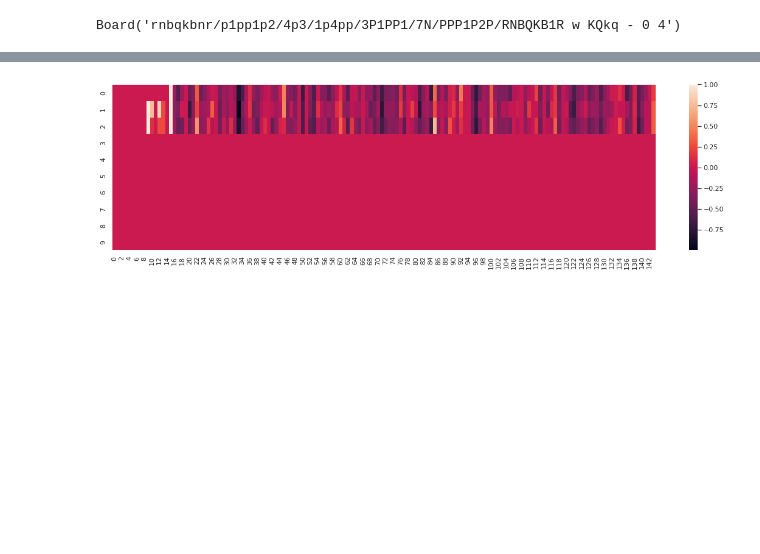
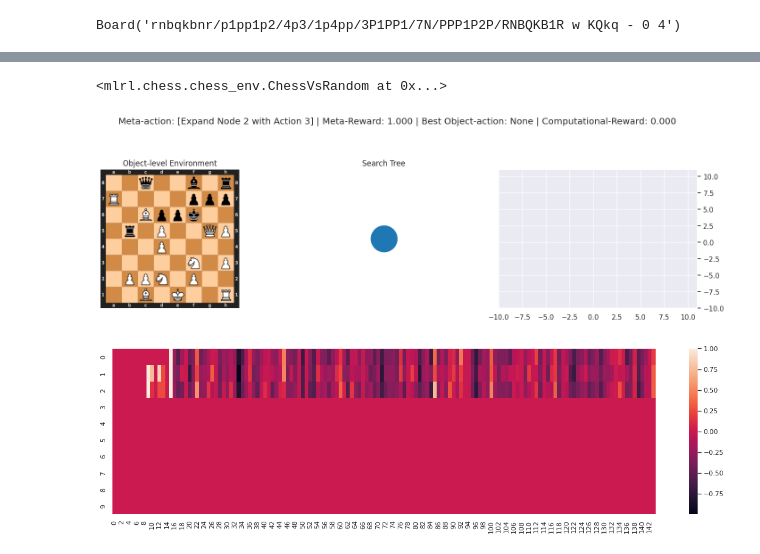
Before and after one commit to justinsvegliato/meta-level-reinforcement-learning, a Jupyter notebook: Chess Env.ipynb, the cells around one changed output, grey strips where cells are left out. Cells and saved outputs as stored; diff of their text form; code cells hidden in the pictures; blank space fills up the shorter version.

```diff
--- a/Chess Env.ipynb
+++ b/Chess Env.ipynb
@@ -120,3 +168,11 @@ embed_mp4(create_policy_eval_video(random_policy, tf_meta_env))
+# %%
+env
+# %% [output]
+<mlrl.chess.chess_env.ChessVsRandom at 0x...>
+# %%
+meta_env.render(plt_show=True);
+# %% [output]
+[figure, added]
 # %%
 import matplotlib.pyplot as plt
 %matplotlib inline
```
Also changed, not shown: parts of 7 cells of this notebook, 7 other files.
